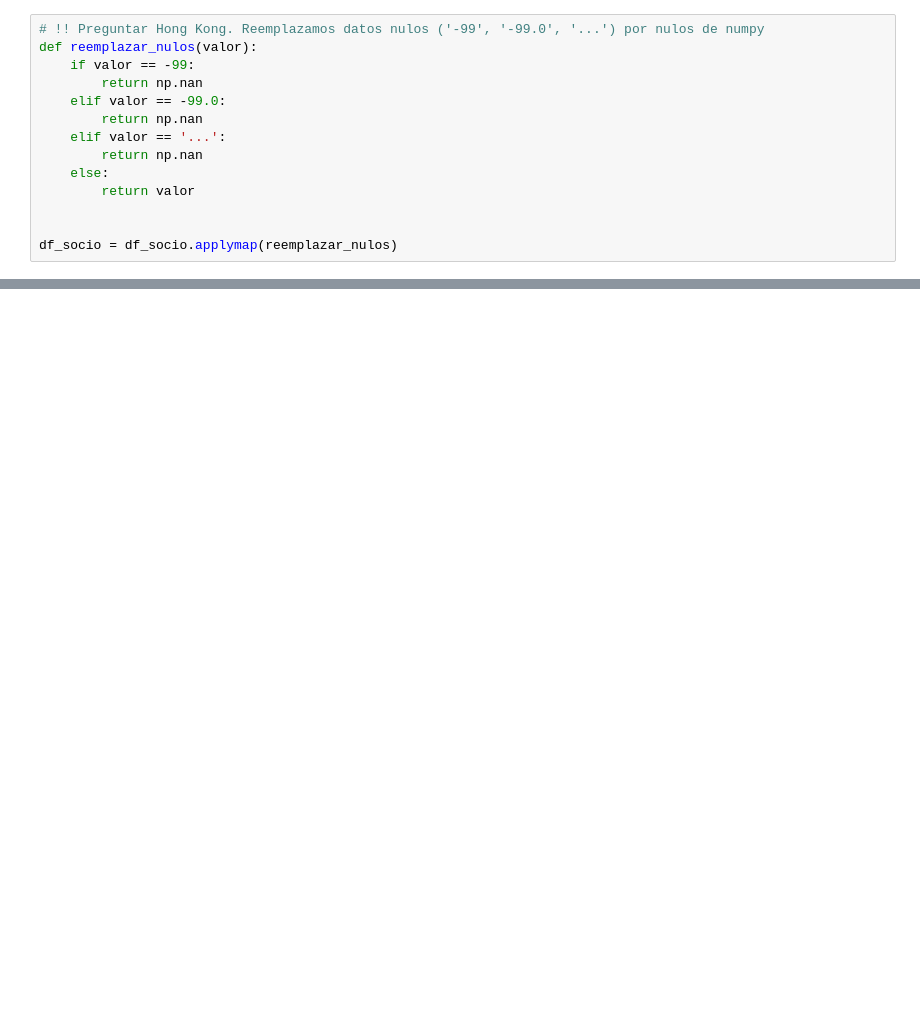
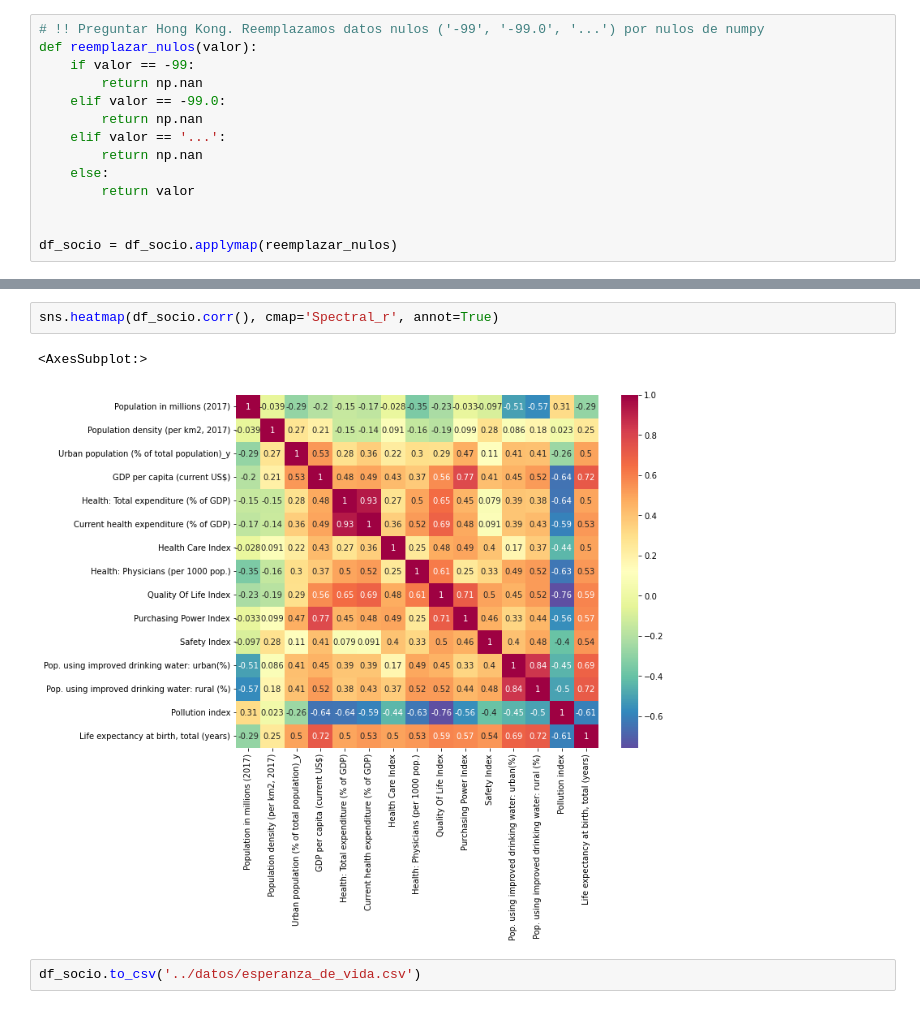
Before and after one commit to Adalab/promo-d-da-modulo3-sprint1-elisa-lidya, a Jupyter notebook: regresion-lineal/pair-regresion-lineal-ml-intro.ipynb, the cells around one changed output, grey strips where cells are left out. Drawn from its saved outputs; the diff is of its cells as text; blank space fills up the shorter version.

```diff
--- a/regresion-lineal/pair-regresion-lineal-ml-intro.ipynb
+++ b/regresion-lineal/pair-regresion-lineal-ml-intro.ipynb
@@ -353,0 +344,7 @@ Name: JP_Sales, Length: 244, dtype: int64
+# %%
+sns.heatmap(df_socio.corr(), cmap='Spectral_r', annot=True)
+# %% [output]
+<AxesSubplot:>
+[figure, added]
+# %%
+df_socio.to_csv('../datos/esperanza_de_vida.csv')
```
Also changed, not shown: parts of 26 cells of this notebook, 1 other file.
